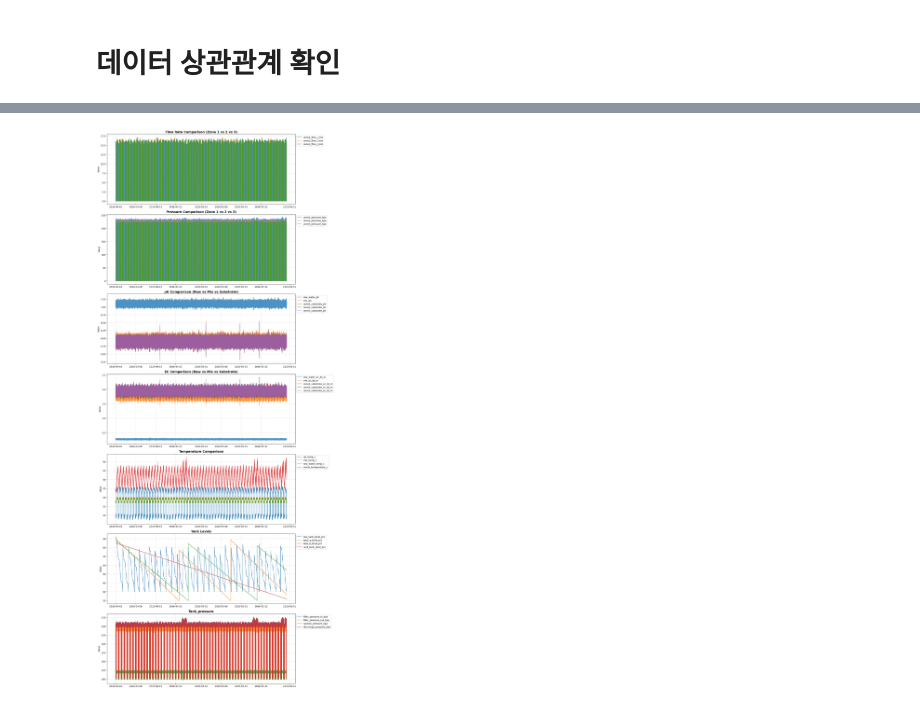
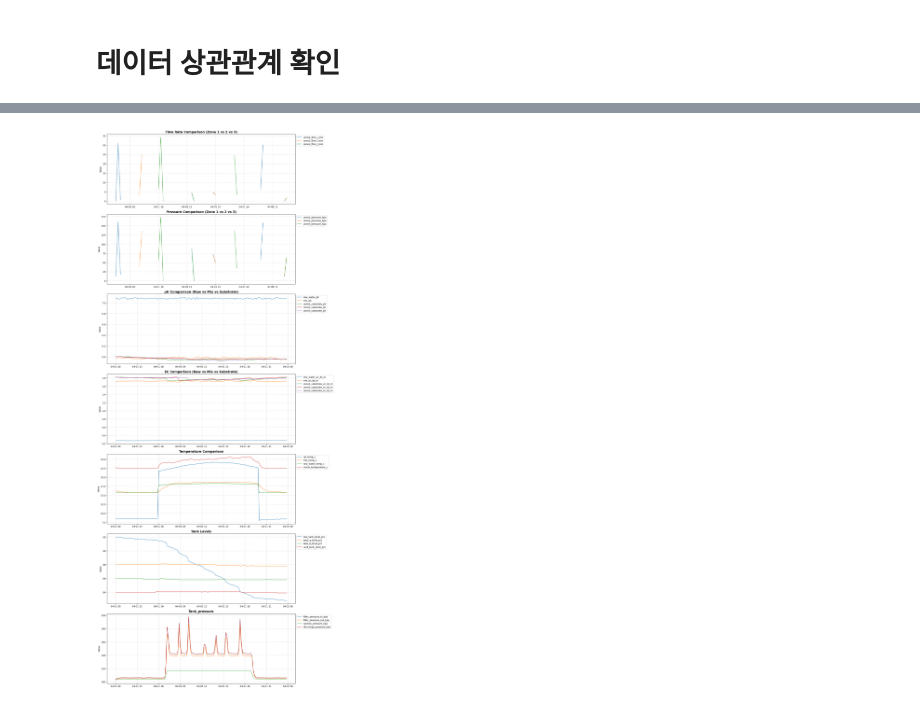
Before and after one commit to leon4study/human_A, a Jupyter notebook: notebooks/EDA_jun.ipynb, the cells around one changed output, grey strips where cells are left out. Drawn from its saved outputs; the diff is of its cells as text; code cells hidden in the pictures.

```diff
--- a/notebooks/EDA_jun.ipynb
+++ b/notebooks/EDA_jun.ipynb
@@ -207,3 +207,30 @@ compare_groups = {
     ]
 
 }
+# %%
+# 시각화 설정
+n_groups = len(compare_groups)
+fig, axes = plt.subplots(n_groups, 1, figsize=(15, 5 * n_groups))
+
+
+# 데이터가 너무 많으면 그래프가 무거우니 하루 정도만 샘플링해서 보기
+# 10분 간격, 60분, 24시간 이니까  = 6*24
+plot_df = df_raw.iloc[:]
+#plot_df = df_raw
+
+for i, (title, cols) in enumerate(compare_groups.items()):
+    ax = axes[i]
+
+    # 존재하는 컬럼만 그리기
+    valid_cols = [c for c in cols if c in plot_df.columns]
+
+    for col in valid_cols:
+        ax.plot(plot_df.index, plot_df[col], label=col, alpha=0.8, linewidth=1.5)
+
+    ax.set_title(title, fontsize=14, fontweight='bold')
+    ax.legend(loc='upper left', bbox_to_anchor=(1, 1)) # 범례를 그래프 밖에 표시
+    ax.grid(True, linestyle='--', alpha=0.5)
+    ax.set_ylabel("Value")
+
+plt.tight_layout()
+plt.show()
@@ -210,27 +239,30 @@ compare_groups = {
 # %%
 # 시각화 설정
 n_groups = len(compare_groups)
 fig, axes = plt.subplots(n_groups, 1, figsize=(15, 5 * n_groups))
 
-# 데이터가 너무 많으면 그래프가 무거우니 1000개 정도만 샘플링해서 보기
-# plot_df = df_raw.iloc[:1000]
-plot_df = df_raw
+
+minute_per_day = 6*24
+
+# 데이터가 너무 많으면 그래프가 무거우니 하루 정도만 샘플링해서 보기
+plot_df = df_raw.iloc[:minute_per_day]
+#plot_df = df_raw
 
 for i, (title, cols) in enumerate(compare_groups.items()):
     ax = axes[i]
 
     # 존재하는 컬럼만 그리기
     valid_cols = [c for c in cols if c in plot_df.columns]
 
     for col in valid_cols:
         ax.plot(plot_df.index, plot_df[col], label=col, alpha=0.8, linewidth=1.5)
 
     ax.set_title(title, fontsize=14, fontweight='bold')
     ax.legend(loc='upper left', bbox_to_anchor=(1, 1)) # 범례를 그래프 밖에 표시
     ax.grid(True, linestyle='--', alpha=0.5)
     ax.set_ylabel("Value")
 
 plt.tight_layout()
 plt.show()
 # %% [output]
-[figure, old version]
+[figure, new version]
```
Also changed, not shown: parts of 28 cells of this notebook, 5 other files.
